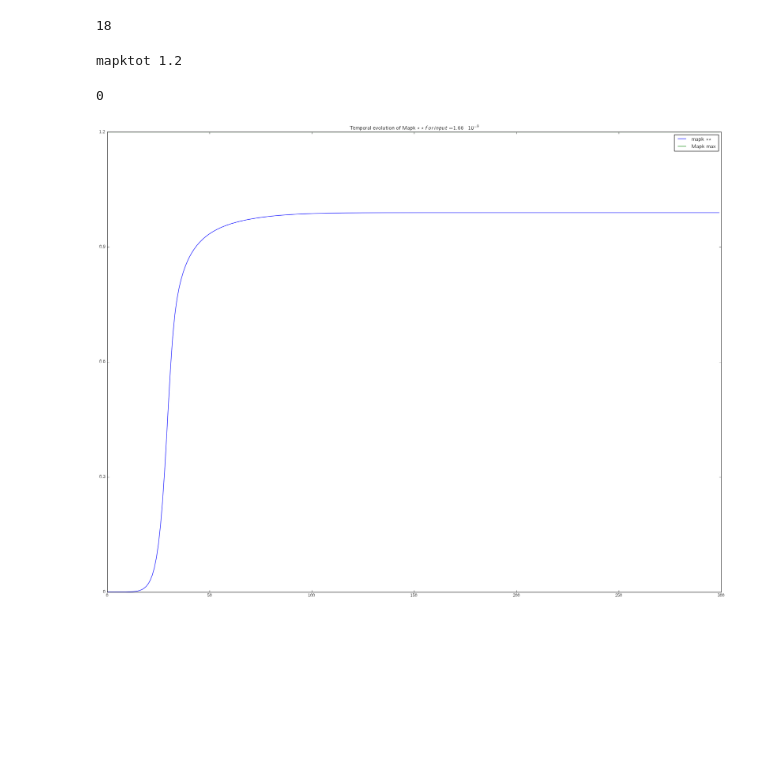
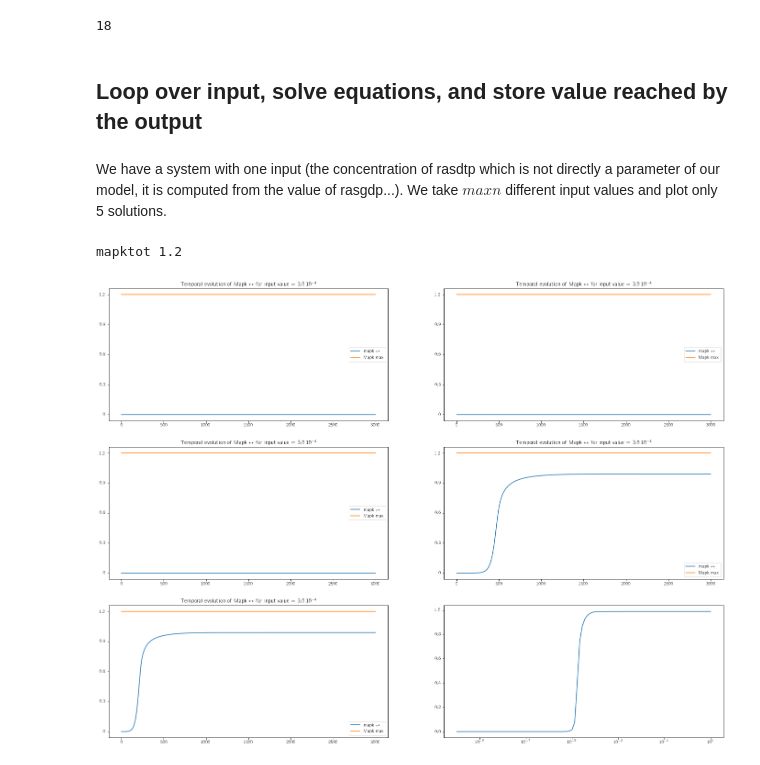
Before and after one commit to sophiedeb/neural_induction, a Jupyter notebook: mapkcascade.ipynb, the cells around one changed output. Cells and saved outputs as stored; diff of their text form; code cells hidden in the pictures; blank space fills up the shorter version.

```diff
--- a/mapkcascade.ipynb
+++ b/mapkcascade.ipynb
@@ -154,7 +158,7 @@ var_names = 'mos', 'mose1', 'mosstar', 'mosstare2', 'mek', 'mekmosstar', 'meksta
 params_names = 'mostot', 'e2tot', 'mektot', 'mekpasetot', 'mapktot', 'mapkpasetot', \
     'a1', 'a2', 'a3', 'a4', 'a5', 'a6', 'a7', 'a8', 'a9', 'a10', \
     'd1', 'd2', 'd3', 'd4', 'd5', 'd6', 'd7', 'd8', 'd9', 'd10', \
-    'k1', 'k2', 'k3', 'k4', 'k5', 'k6', 'k7', 'k8', 'k9', 'k10','WT', 'rasgdp', 'WE1', 'WsE2'
+    'k1', 'k2', 'k3', 'k4', 'k5', 'k6', 'k7', 'k8', 'k9', 'k10','WT', 'rasgdp', 'WE1', 'WsE2','rasgtp_input'
 
 def equationsmodel(var, t, params):
 
@@ -166,14 +170,14 @@ def equationsmodel(var, t, params):
     mostot, e2tot, mektot, mekpasetot, mapktot, mapkpasetot, \
     a1, a2, a3, a4, a5, a6, a7, a8, a9, a10, \
     d1, d2, d3, d4, d5, d6, d7, d8, d9, d10, \
-    k1, k2, k3, k4, k5, k6, k7, k8, k9, k10, WT, rasgdp, WE1,WsE2 = params
+    k1, k2, k3, k4, k5, k6, k7, k8, k9, k10, WT, rasgdp, WE1, WsE2, rasgtp_input = params
 
     dmos = -a1*(mostot - mosstar - mose1 - mosstare2 - mekmosstar - \
-    mekstarmosstar)*((WT - rasgdp - WE1 - WsE2) - mose1) + d1*mose1 +\
+    mekstarmosstar)*(rasgtp_input - mose1) + d1*mose1 +\
     k2*mosstare2
 
     dmose1 = a1*(mostot - mosstar - mose1 - mosstare2 - mekmosstar - \
-    mekstarmosstar)*((WT - rasgdp - WE1 - WsE2) - mose1) -(d1+k1)*mose1
+    mekstarmosstar)*(rasgtp_input - mose1) -(d1+k1)*mose1
 
     dmosstar = -a2*mosstar*(e2tot - mosstare2) + d2*mosstare2 + k1*mose1 + \
     (k3 + d3)*mekmosstar -  a3*mosstar*(mektot - mekstar - mekstarstar - \
@@ -240,4 +244,4 @@ def equationsmodel(var, t, params):
 param_v  = [mostotV, e2totV, mektotV, mekpasetotV, mapktotV, mapkpasetotV, \
     a1V, a2V, a3V, a4V, a5V, a6V, a7V, a8V, a9V, a10V, \
     d1V, d2V, d3V, d4V, d5V, d6V, d7V, d8V, d9V, d10V, \
-    k1V, k2V, k3V, k4V, k5V, k6V, k7V, k8V, k9V, k10V,WTV,e2totV,0,0]
+    k1V, k2V, k3V, k4V, k5V, k6V, k7V, k8V, k9V, k10V,WTV,e2totV,0,0,rasgtp_inputV]
@@ -255,7 +268,7 @@ initialcond[11] = param_v[4]
 ###################################
 
 tStop = tmax
-tInc = 0.1
+tInc = 0.01
 t = np.arange(0., tStop, tInc)
 
 print("The initial conditions are {}(0) = {}, {}(0) = {} and {}(0) = {}".format(var_names[0],params_names[0], \
@@ -265,8 +278,12 @@ len(initialcond)
 # %% [output]
 The initial conditions are mos(0) = mostot, mek(0) = mektot and mapk(0) = mapktot
 18
+# %% [markdown]
+## Loop over input, solve equations, and store value reached by the output
+# %% [markdown]
+We have a system with one input (the concentration of rasdtp which is not directly a parameter of our model, it is computed from the value of rasgdp...). We take $maxn$ different input values and plot only 5 solutions.
 # %%
-maxn = 10
+maxn = 100
 inputlist=np.logspace(-10, 1, num=maxn)*scale
 maxplots=5;
 selectedinput=range(1,maxn,divmod(maxn,maxplots)[0])#we plot only n=maxplots plots
@@ -274,33 +291,33 @@ storeoutput=[]
 print(params_names[4],param_v[4])
 # %% [output]
 mapktot 1.2
-# %%
-inputlist[0]
-range(1)[0]
-# %% [output]
-0
 # %%
 #to number plots    np.arange(1,math.floor(len(range(0,maxn,divmod(maxn,10)[0])))+1)
 
+fig=plt.figure()
+plotnumber=0
+output=np.zeros(len(inputlist))
 
+for kk in range(len(inputlist)):
+    #value of input:
+    param_v[40]=inputlist[kk]
+    #actually solving the equations:
+    psoln = odeint(equationsmodel, initialcond, t, args=(param_v,))
+    output[kk]=psoln[len(t)-1,15]
+    if kk in selectedinput:
+        plotnumber=plotnumber+1
+        plt.subplot(math.floor(len(selectedinput)/2)+1,2,plotnumber)
+        plt.plot(psoln[:,15],label=r"$ \textnormal{mapk \star \star}$")
+        #plot max value of mapk star star
+        plt.plot(np.ones(len(t))*param_v[4],label=r" \textnormal{Mapk max}")
+        plt.legend()
+        plt.title(r'Temporal evolution of Mapk $\star \star$ for input value = {}'.format(str_fmt(param_v[37],n=2)))
+        plt.yticks([0, param_v[4]/4, param_v[4]/2, 3*param_v[4]/4, param_v[4]],
+        ['$0$', r'{}'.format(str_fmt(param_v[4]/4)), r'{}'.format(str_fmt(param_v[4]/2)),r'{}'.format(str_fmt_round_numb(round_to_n(3*param_v[4]/4,2))), r'{}'.format(str_fmt(param_v[4]))])
 
-plotnumber=0
-
-kk=1
-param_v[37]=inputlist[kk]
-psoln = odeint(equationsmodel, initialcond, t, args=(param_v,))
-
-fig=plt.figure()
-plt.plot(psoln[:,15],label=r"$ \textnormal{mapk \star \star}$")
-#plot max value of mapk star star
-plt.plot(np.ones(len(t))*param_v[4],label=r" \textnormal{Mapk max}")
-plt.legend()
-plt.title(r'Temporal evolution of Mapk \star \star for input = {}'.format(str_fmt(param_v[37],n=2)))
-plt.yticks([0, param_v[4]/4, param_v[4]/2, 3*param_v[4]/4, param_v[4]],
-['$0$', r'{}'.format(str_fmt(param_v[4]/4)), r'{}'.format(str_fmt(param_v[4]/2)),r'{}'.format(str_fmt_round_numb(round_to_n(3*param_v[4]/4,2))), r'{}'.format(str_fmt(param_v[4]))])
-
+ax=plt.subplot(math.floor(len(selectedinput)/2)+1,2,plotnumber+1)
+plt.plot(inputlist,output)
+ax.set_xscale('log')
 plt.show()
-
-#is steady state reached? -- store value.
 # %% [output]
-[figure, old version]
+[figure, new version]
```
Also changed, not shown: parts of 12 cells of this notebook, 1 other file.
